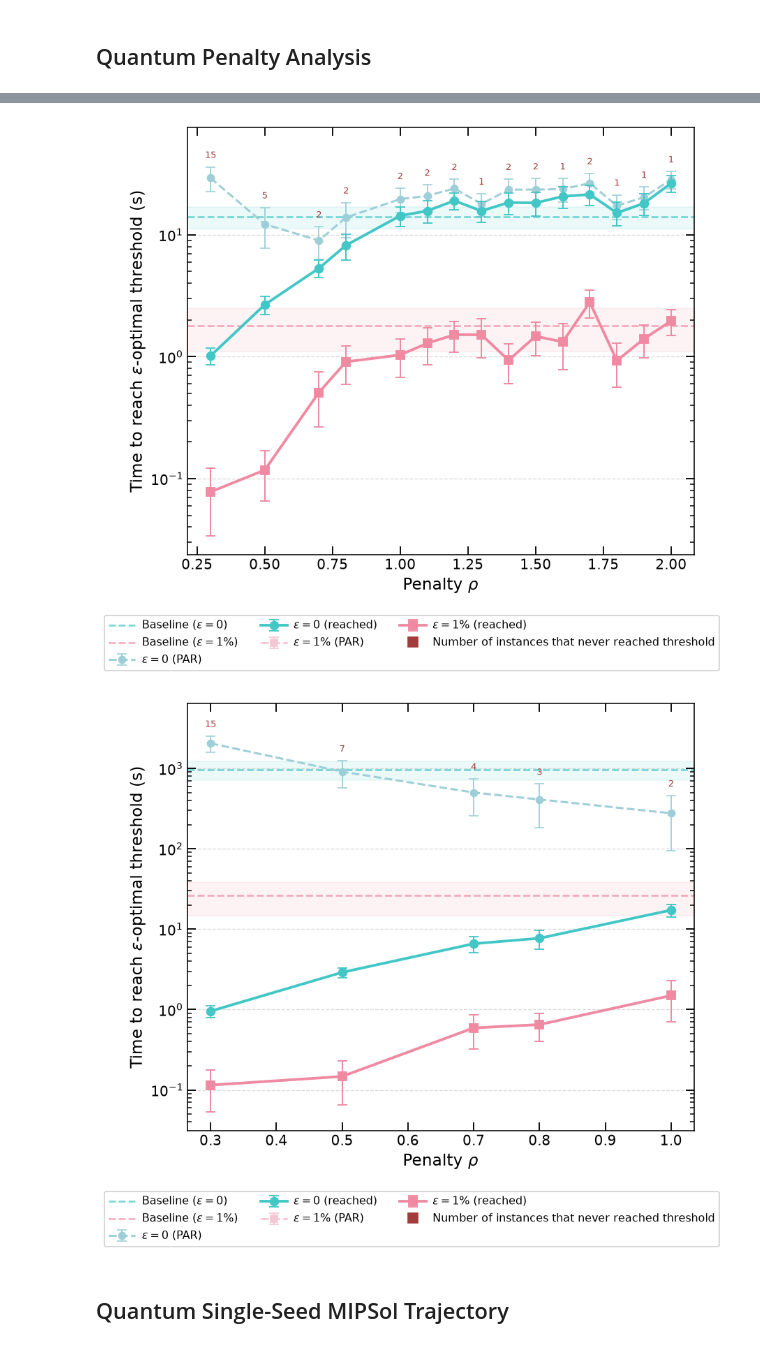
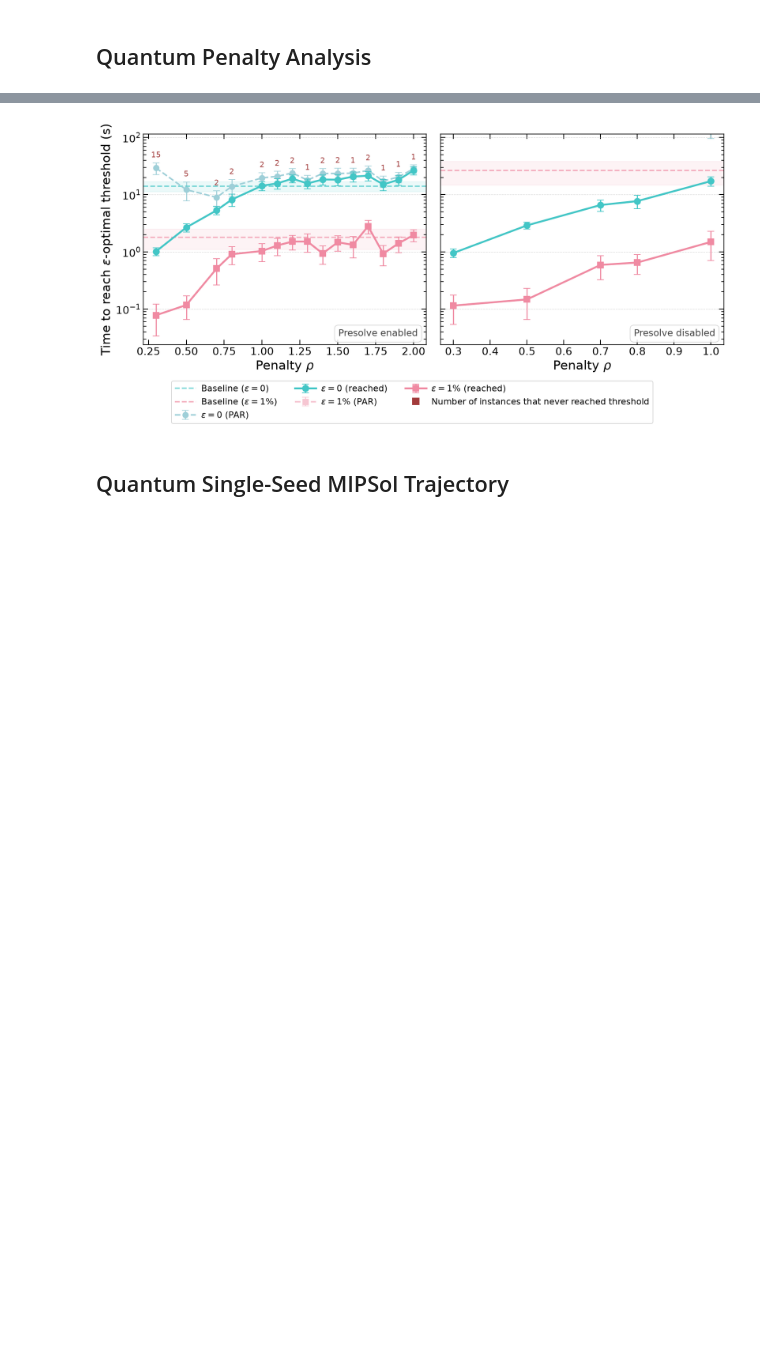
Before and after one commit to SECQUOIA/Quantum_Preconditioning_Constrained_Optimization, a Jupyter notebook: notebooks/analysis.ipynb, the cells around one changed output, grey strips where cells are left out. Cells and saved outputs as stored; diff of their text form; code cells hidden in the pictures; blank space fills up the shorter version.

```diff
--- a/notebooks/analysis.ipynb
+++ b/notebooks/analysis.ipynb
@@ -30,10 +30,13 @@ load_trajectory_data = qutils.load_trajectory_data
 plot_family_param_comparison = qutils.plot_family_param_comparison
 plot_hit_time_vs_penalty = qutils.plot_hit_time_vs_penalty
 plot_hit_time_lines = qutils.plot_hit_time_lines
+plot_hit_time_lines_side_by_side_presolve = qutils.plot_hit_time_lines_side_by_side_presolve
 plot_mipsol_ratio_minus_one = qutils.plot_mipsol_ratio_minus_one
 plot_quantum_vs_classical_comparison = qutils.plot_quantum_vs_classical_comparison
 plot_layer_comparison_panel_strategies = qutils.plot_layer_comparison_panel_strategies
 plot_layer_comparison_grid = qutils.plot_layer_comparison_grid
+plot_layer_comparison_grid_by_presolve = qutils.plot_layer_comparison_grid_by_presolve
+plot_layer_comparison_side_by_side_presolve = qutils.plot_layer_comparison_side_by_side_presolve
 plot_ratio_minus_one = qutils.plot_ratio_minus_one
 prepare_hit_time_metrics = qutils.prepare_hit_time_metrics
 prepare_penalty_metrics = qutils.prepare_penalty_metrics
@@ -43,10 +46,11 @@ apply_plot_style()
 
 N = 40          # problem size for quantum single-seed analysis
 CLASSICAL_N = 28  # largest N with classical data currently available
-PRESOLVE = False
+PRESOLVE = True
 THRESHOLDS_TO_PLOT = [0.0, 0.001, 0.01]
 LINE_EPS_THRESHOLDS = [0.0, 0.01]  # combined line plot only wants eps=0 and eps=1%
 PENALTY_FILTER = None
+TRAJ_PENALTY_FILTER = [round(x * 0.1, 3) for x in range(0, 13)]  # trajectory plots only: rho in [0.0, 1.2]
 LOG_TIME_AXIS = True
 PAR_FACTOR = 1.0
 # Merged full-range sweeps + penalty-restricted (1.1-2.0) cluster runs; rebuild
@@ -158,23 +162,16 @@ for threshold in THRESHOLDS_TO_PLOT:
 # %%
 # Combined line-plot version of the bar charts above: both eps=0 and eps=1%
-# on the same axes, one figure per presolve setting.
-for presolve_mode in [True, False]:
-    line_hit_df = quantum_hit_df[quantum_hit_df["presolve"] == presolve_mode].copy()
-    if line_hit_df.empty:
-        print(f"No hit-time data for presolve={presolve_mode}; skipping line plot.")
-        continue
-    plot_hit_time_lines(
-        line_hit_df,
-        quantum_cfg,
-        presolve=presolve_mode,
-        thresholds=LINE_EPS_THRESHOLDS,
-        penalty_filter=PENALTY_FILTER,
-        y_log=LOG_TIME_AXIS,
-    )
-    plt.show()
+# on the same axes, presolve enabled (left) vs disabled (right) side by side.
+fig_par_side = plot_hit_time_lines_side_by_side_presolve(
+    quantum_hit_df,
+    quantum_cfg,
+    thresholds=LINE_EPS_THRESHOLDS,
+    penalty_filter=PENALTY_FILTER,
+    y_log=LOG_TIME_AXIS,
+)
+plt.show()
 # %% [output]
-[figure, old version]
+[figure, new version]
-[figure, removed]
 # %% [markdown]
 ## Quantum Single-Seed MIPSol Trajectory
 # %%
```
Also changed, not shown: parts of 15 cells of this notebook, 8 other files.
